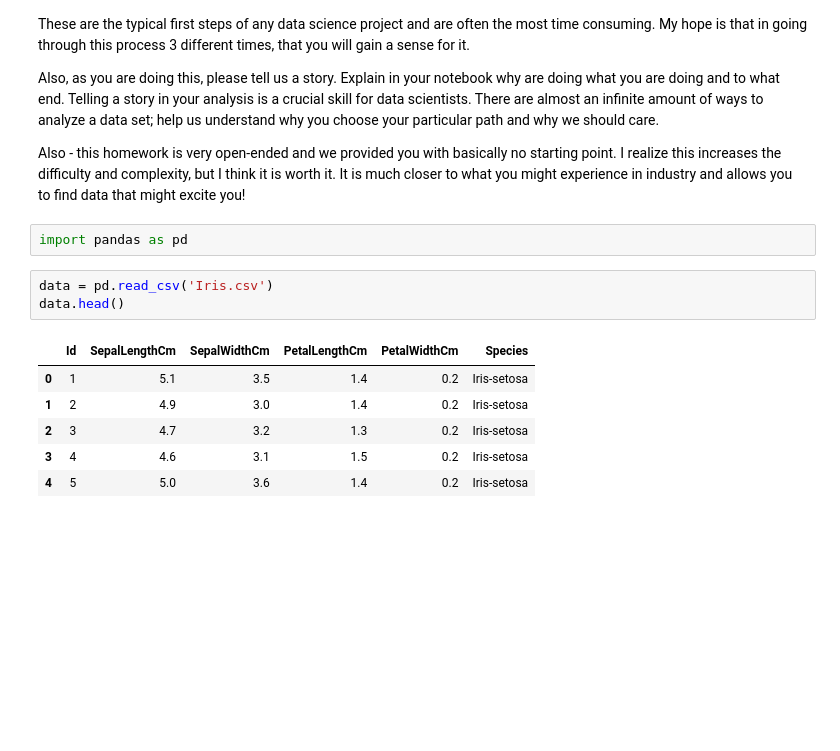
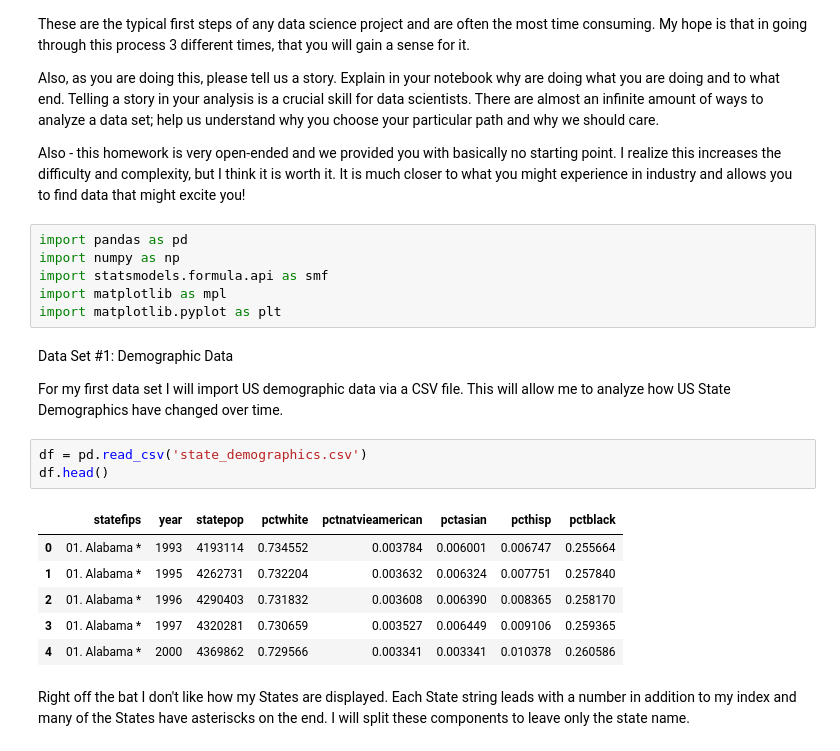
Before and after one commit to broad32/byu_econ_applied_machine_learning, a Jupyter notebook: homeworks/Homework_1.ipynb, the cells around one changed output. Cells and saved outputs as stored; diff of their text form; blank space fills up the shorter version.

```diff
--- a/homeworks/Homework_1.ipynb
+++ b/homeworks/Homework_1.ipynb
@@ -24,15 +24,25 @@ These are the typical first steps of any data science project and are often the
 Also, as you are doing this, please tell us a story. Explain in your notebook why are doing what you are doing and to what end. Telling a story in your analysis is a crucial skill for data scientists. There are almost an infinite amount of ways to analyze a data set; help us understand why you choose your particular path and why we should care.
 
 Also - this homework is very open-ended and we provided you with basically no starting point. I realize this increases the difficulty and complexity, but I think it is worth it. It is much closer to what you might experience in industry and allows you to find data that might excite you!
-# %%
-import pandas as pd
+# %%
+import pandas as pd
+import numpy as np
+import statsmodels.formula.api as smf
+import matplotlib as mpl
+import matplotlib.pyplot as plt
+# %% [markdown]
+Data Set #1: Demographic Data
+
+For my first data set I will import US demographic data via a CSV file.  This will allow me to analyze how US State Demographics have changed over time.
 # %%
-data = pd.read_csv('Iris.csv')
-data.head()
+df = pd.read_csv('state_demographics.csv')
+df.head()
 # %% [output]
-|  | Id | SepalLengthCm | SepalWidthCm | PetalLengthCm | PetalWidthCm | Species |
-| 0 | 1 | 5.1 | 3.5 | 1.4 | 0.2 | Iris-setosa |
-| 1 | 2 | 4.9 | 3.0 | 1.4 | 0.2 | Iris-setosa |
-| 2 | 3 | 4.7 | 3.2 | 1.3 | 0.2 | Iris-setosa |
-| 3 | 4 | 4.6 | 3.1 | 1.5 | 0.2 | Iris-setosa |
-| 4 | 5 | 5.0 | 3.6 | 1.4 | 0.2 | Iris-setosa |
+|  | statefips | year | statepop | pctwhite | pctnatvieamerican | pctasian | pcthisp | pctblack |
+| 0 | 01. Alabama * | 1993 | 4193114 | 0.734552 | 0.003784 | 0.006001 | 0.006747 | 0.255664 |
+| 1 | 01. Alabama * | 1995 | 4262731 | 0.732204 | 0.003632 | 0.006324 | 0.007751 | 0.257840 |
+| 2 | 01. Alabama * | 1996 | 4290403 | 0.731832 | 0.003608 | 0.006390 | 0.008365 | 0.258170 |
+| 3 | 01. Alabama * | 1997 | 4320281 | 0.730659 | 0.003527 | 0.006449 | 0.009106 | 0.259365 |
+| 4 | 01. Alabama * | 2000 | 4369862 | 0.729566 | 0.003341 | 0.003341 | 0.010378 | 0.260586 |
+# %% [markdown]
+Right off the bat I don't like how my States are displayed.  Each State string leads with a number in addition to my index and many of the States have asteriscks on the end.  I will split these components to leave only the state name.
```
Also changed, not shown: parts of 59 cells of this notebook.
